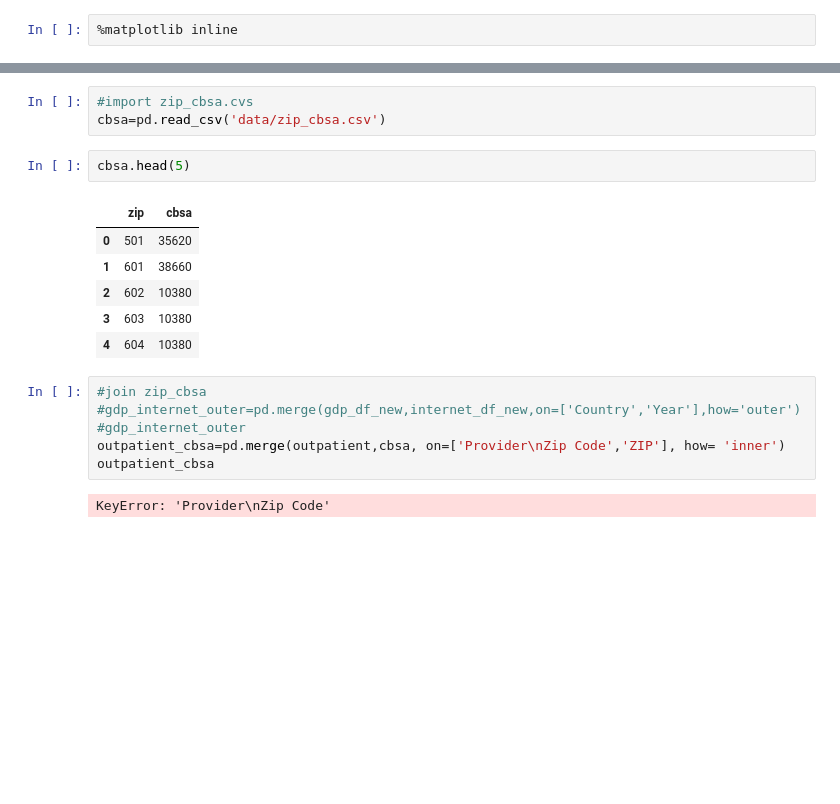
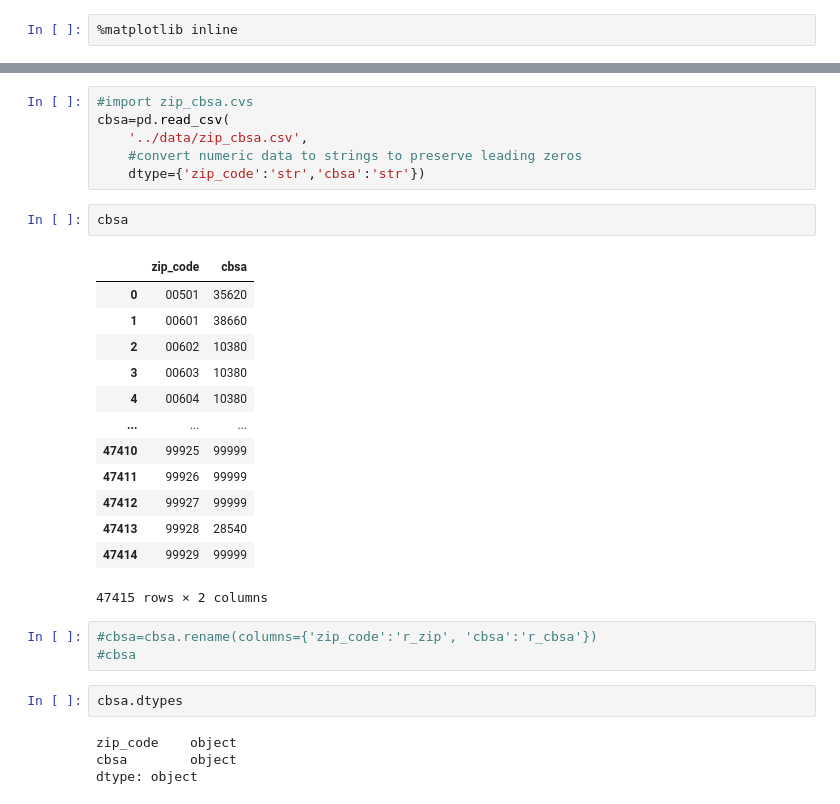
Before and after one commit to yhasan47/healthcare-bluebook-blue-team, a Jupyter notebook: Mellow notebooks/outpatient_m.ipynb, the cells around one changed output, grey strips where cells are left out. Drawn from its saved outputs; the diff is of its cells as text; blank space fills up the shorter version.

```diff
--- a/Mellow notebooks/outpatient_m.ipynb
+++ b/Mellow notebooks/outpatient_m.ipynb
@@ -71,20 +122,31 @@ dtype: object
 # %%
 #import zip_cbsa.cvs
-cbsa=pd.read_csv('data/zip_cbsa.csv')
+cbsa=pd.read_csv(
+    '../data/zip_cbsa.csv',
+    #convert numeric data to strings to preserve leading zeros
+    dtype={'zip_code':'str','cbsa':'str'})
 # %%
-cbsa.head(5)
+cbsa
 # %% [output]
-|  | zip | cbsa |
-| 0 | 501 | 35620 |
-| 1 | 601 | 38660 |
-| 2 | 602 | 10380 |
-| 3 | 603 | 10380 |
-| 4 | 604 | 10380 |
+|  | zip_code | cbsa |
+| 0 | 00501 | 35620 |
+| 1 | 00601 | 38660 |
+| 2 | 00602 | 10380 |
+| 3 | 00603 | 10380 |
+| 4 | 00604 | 10380 |
+| ... | ... | ... |
+| 47410 | 99925 | 99999 |
+| 47411 | 99926 | 99999 |
+| 47412 | 99927 | 99999 |
+| 47413 | 99928 | 28540 |
+| 47414 | 99929 | 99999 |
+47415 rows × 2 columns
-# %%
-#join zip_cbsa
-#gdp_internet_outer=pd.merge(gdp_df_new,internet_df_new,on=['Country','Year'],how='outer')
-#gdp_internet_outer
-outpatient_cbsa=pd.merge(outpatient,cbsa, on=['Provider\nZip Code','ZIP'], how= 'inner')
-outpatient_cbsa
-# %% [output]
-KeyError: 'Provider\nZip Code'
+# %%
+#cbsa=cbsa.rename(columns={'zip_code':'r_zip', 'cbsa':'r_cbsa'})
+#cbsa
+# %%
+cbsa.dtypes
+# %% [output]
+zip_code    object
+cbsa        object
+dtype: object
```
Also changed, not shown: parts of 36 cells of this notebook, 2 other files.
